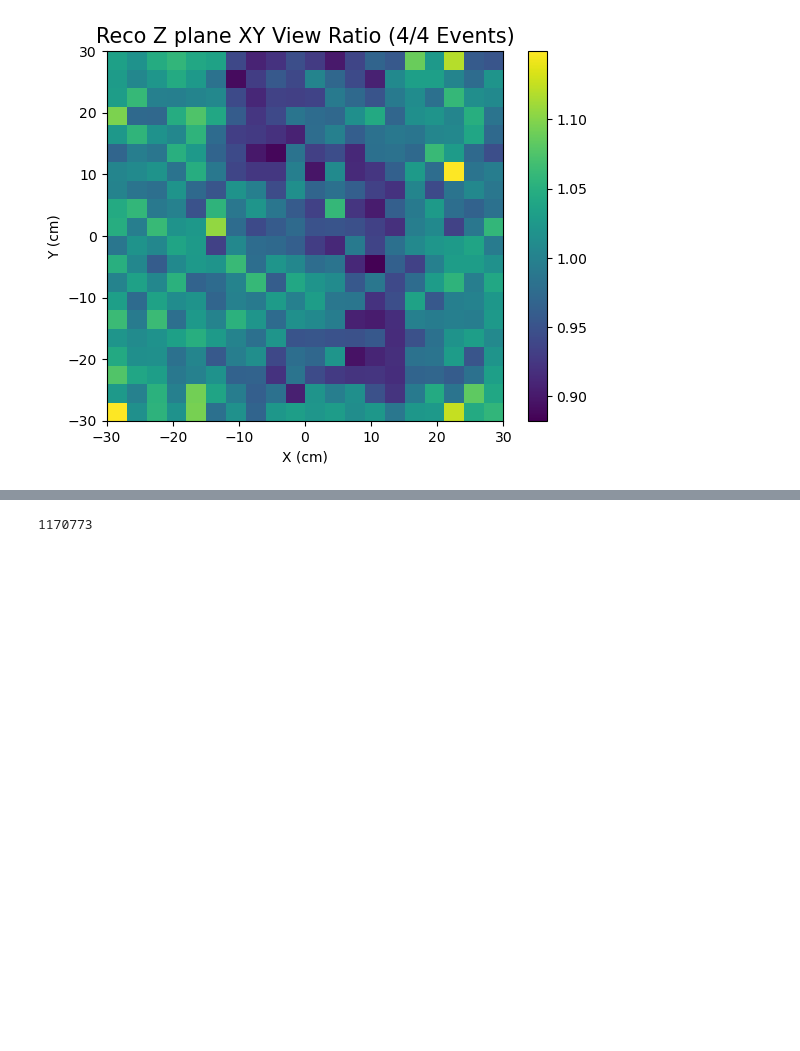
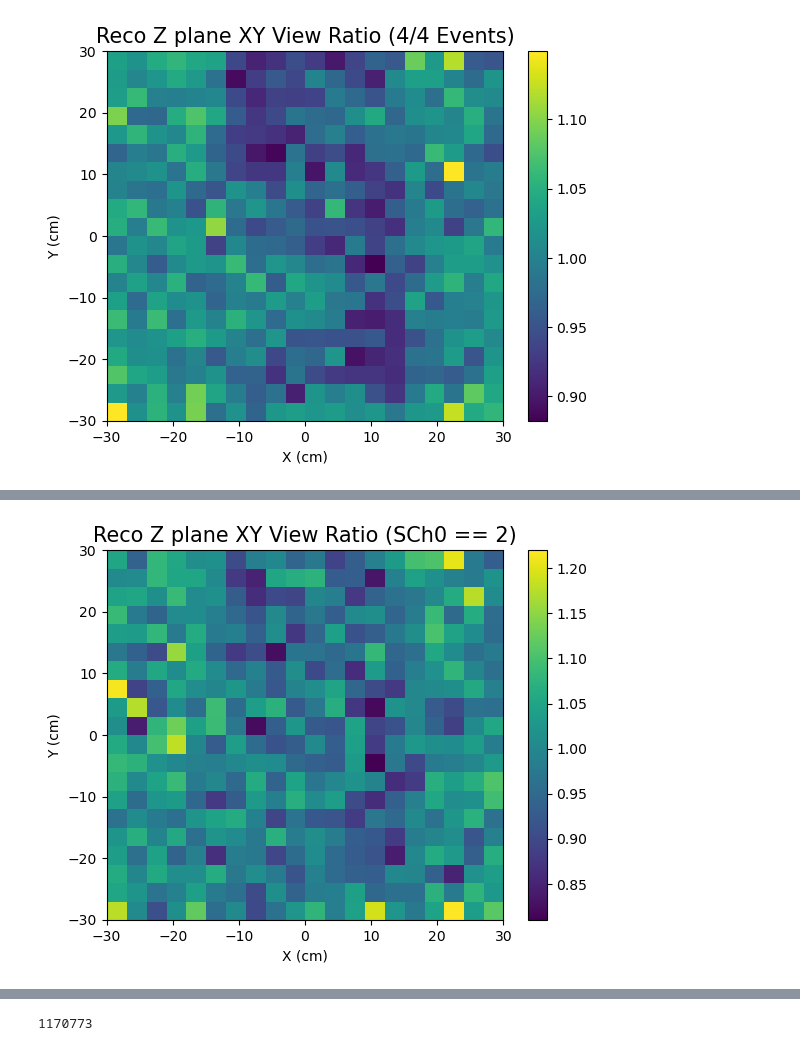
Before and after one commit to shanto268/CrateAnalysis, a Jupyter notebook: MysteryConfig.ipynb, the cells around one changed output, grey strips where cells are left out. Saved outputs shown, nothing was run; the diff lists cells and outputs as text; code cells hidden in the pictures; blank space fills up the shorter version.

```diff
--- a/MysteryConfig.ipynb
+++ b/MysteryConfig.ipynb
@@ -255,0 +290,14 @@ getRatioPlot([xx_lead,xx_calib],[yy_lead,yy_calib],bins=(20,20),axes=[-30,30],ti
+# %%
+mdfo_lead.reload()
+mdfo_lead.keep4by4Events()
+mdfo_lead.keepEvents("SCh0", 2, "==")
+
+mdfo_calib.reload()
+mdfo_calib.keep4by4Events()
+
+xx_lead, xx_calib = getSameSizeData(mdfo_lead, mdfo_calib, "xx1")
+yy_lead, yy_calib = getSameSizeData(mdfo_lead, mdfo_calib, "yy1")
+
+getRatioPlot([xx_lead,xx_calib],[yy_lead,yy_calib],bins=(20,20),axes=[-30,30],title="SCh0 == 2")
+# %% [output]
+[figure, added]
```
Also changed, not shown: parts of 41 cells of this notebook, 2 other files.
